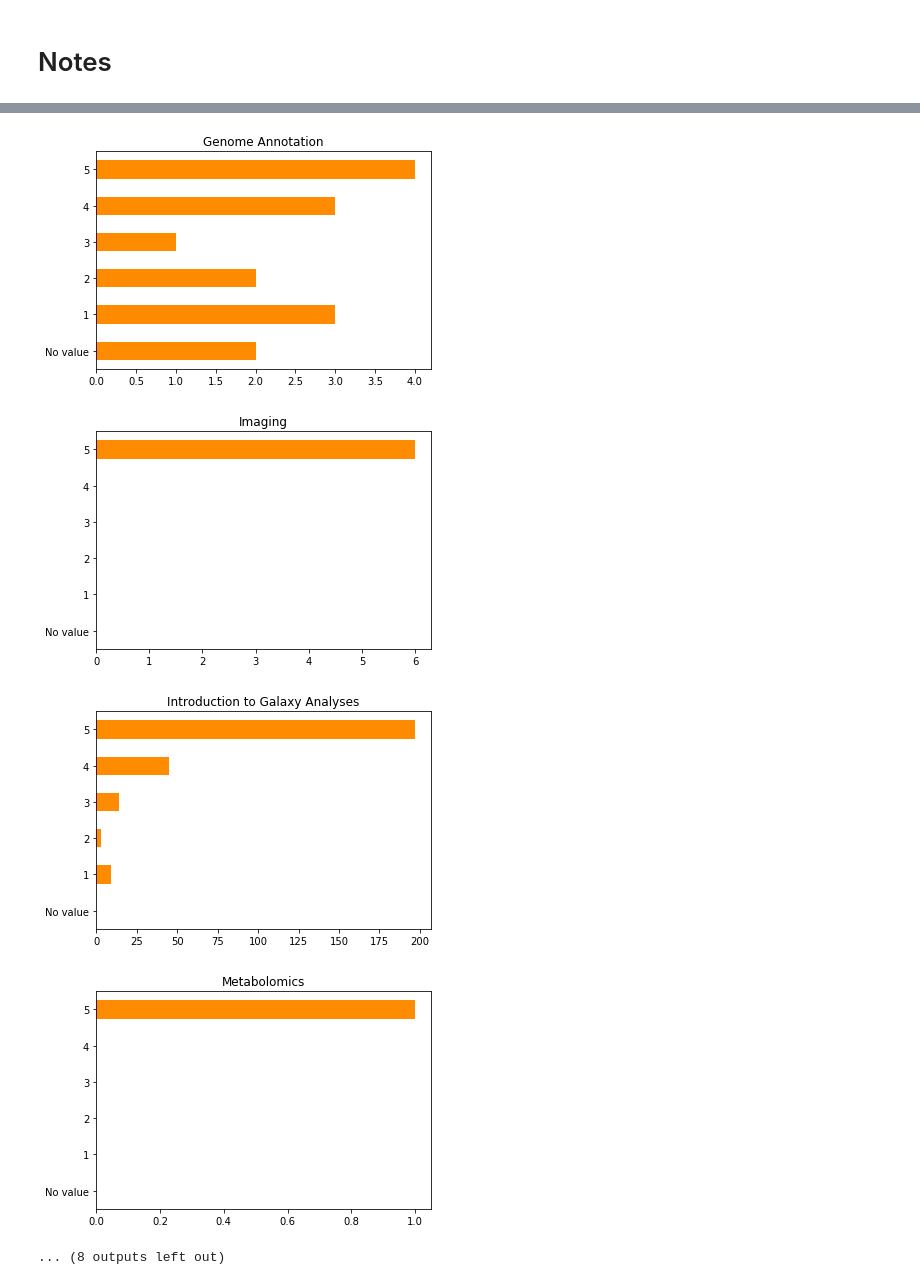
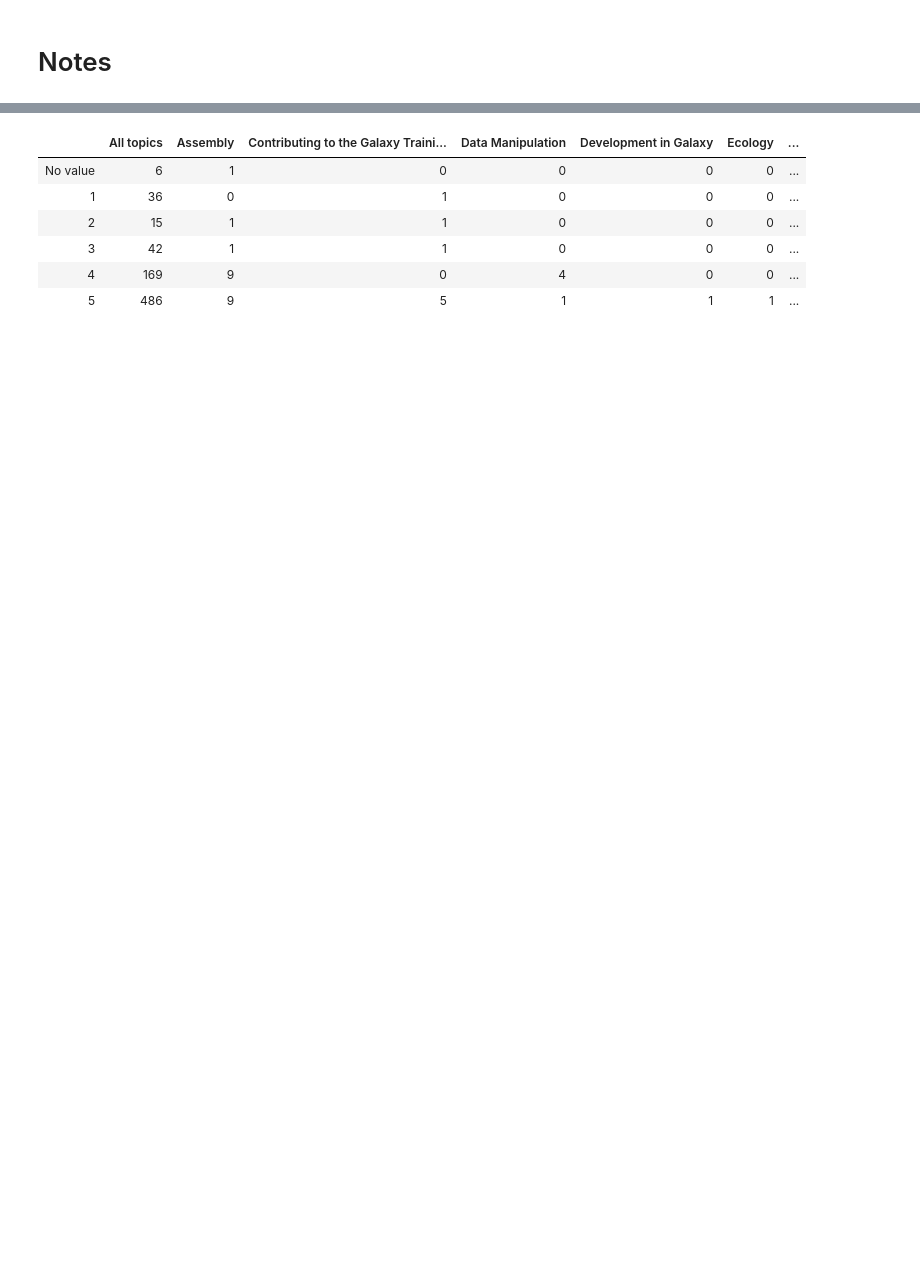
Before and after one commit to bebatut/galaxy-training-material-stats, a Jupyter notebook: src/analyze_feedback.ipynb, the cells around one changed output, grey strips where cells are left out. Saved outputs shown, nothing was run; the diff lists cells and outputs as text; code cells hidden in the pictures; blank space fills up the shorter version.

```diff
--- a/src/analyze_feedback.ipynb
+++ b/src/analyze_feedback.ipynb
@@ -171,7 +247,10 @@ def plot_note_histogram(s, title):
     plt.show()
 # %%
-notes = notes.fillna(0.0).astype(int)
-notes = notes.rename(index = {0: 'No value'})
-for col in notes.columns:
-    plot_note_histogram(notes[col], col)
+notes = (notes
+         .fillna(0.0)
+         .astype(int)
+         .rename(index = {0: 'No value'}))
+# 1: emoji.emojize(':-1:', use_aliases=True)
+# 5: emoji.emojize(':heart:', use_aliases=True)
+notes
 # %% [output]
@@ -186,5 +257,7 @@ for col in notes.columns:
-[figure, removed]
-[figure, removed]
-[figure, removed]
-[figure, removed]
-... (8 outputs left out)
+|  | All topics | Assembly | Contributing to the Galaxy Traini... | Data Manipulation | Development in Galaxy | Ecology | ... |
+| No value | 6 | 1 | 0 | 0 | 0 | 0 | ... |
+| 1 | 36 | 0 | 1 | 0 | 0 | 0 | ... |
+| 2 | 15 | 1 | 1 | 0 | 0 | 0 | ... |
+| 3 | 42 | 1 | 1 | 0 | 0 | 0 | ... |
+| 4 | 169 | 9 | 0 | 4 | 0 | 0 | ... |
+| 5 | 486 | 9 | 5 | 1 | 1 | 1 | ... |
```
Also changed, not shown: parts of 21 cells of this notebook, 18 other files.
